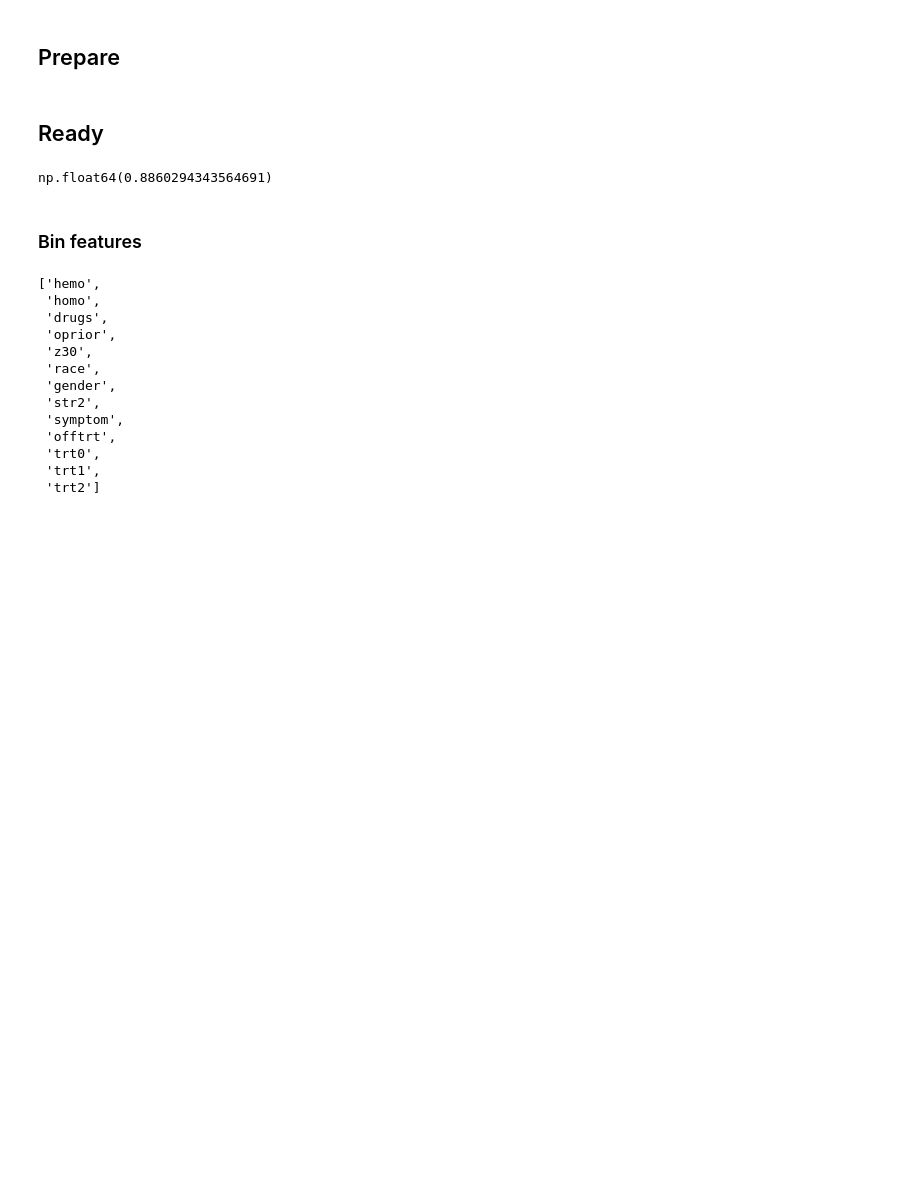
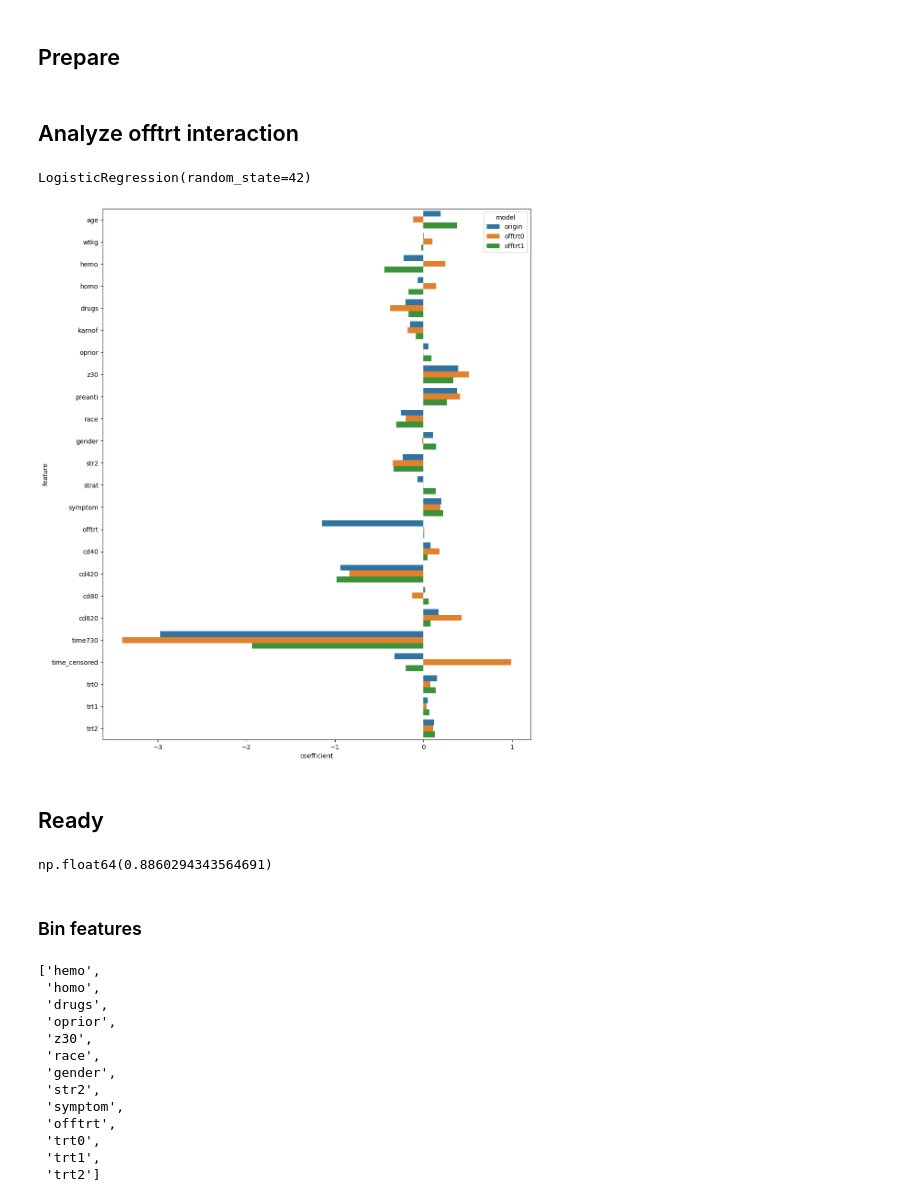
Before and after one commit to AlexanderBusa/ProgettoTeam2, a Jupyter notebook: experiments_hybrid_models.ipynb, the cells around one changed output. Drawn from its saved outputs; the diff is of its cells as text; code cells hidden in the pictures; blank space fills up the shorter version.

Commit message:
naive analysis of interaction with offtrt

```diff
--- a/experiments_hybrid_models.ipynb
+++ b/experiments_hybrid_models.ipynb
@@ -57,6 +58,58 @@ X_train =pd.DataFrame(X_train_scaled,columns=X_.columns)
 X_test =pd.DataFrame(X_test_scaled,columns=X_.columns)
 y_train = y_train_
 y_test = y_test_
+# %% [markdown]
+## Analyze offtrt interaction
+# %%
+coefficients = []
+
+model = LogisticRegression(random_state=42)
+model0 = LogisticRegression(random_state=42)
+model1 = LogisticRegression(random_state=42)
+
+col = "offtrt"
+
+X0 = X_train[X_train[col] < 0]
+X1 = X_train[X_train[col] > 0]
+
+y0 = y_train[X_train[col] < 0]
+y1 = y_train[X_train[col] > 0]
+
+n0 = X0.shape[0]
+n1 = X1.shape[0]
+n = n0+n1
+
+model.fit(X_train,y_train)
+model0.fit(X0,y0)
+model1.fit(X1,y1)
+# %% [output]
+LogisticRegression(random_state=42)
+# %%
+coef = pd.DataFrame({
+    "model" : "origin",
+    "feature" : X_train.columns,
+    "coefficient": model.coef_[0]
+})
+coef0 = pd.DataFrame({
+    "model" : col+ "0",
+    "feature" : X_train.columns,
+    "coefficient": model0.coef_[0]
+})
+coef1 = pd.DataFrame({
+    "model" : col+ "1",
+    "feature" : X_train.columns,
+    "coefficient": model1.coef_[0]
+})
+
+coefficients_df = pd.concat([coef,coef0,coef1])
+# %%
+#fig, axes = plt.subplots(1,3, figsize = (9,10))
+plt.figure(figsize = (12,15))
+sns.barplot(data = coefficients_df, y = "feature", x = "coefficient", hue = "model")
+
+plt.show()
+# %% [output]
+[figure, added]
 # %% [markdown]
 ## Ready
 # %%
```
Also changed, not shown: parts of 1 cell of this notebook.
